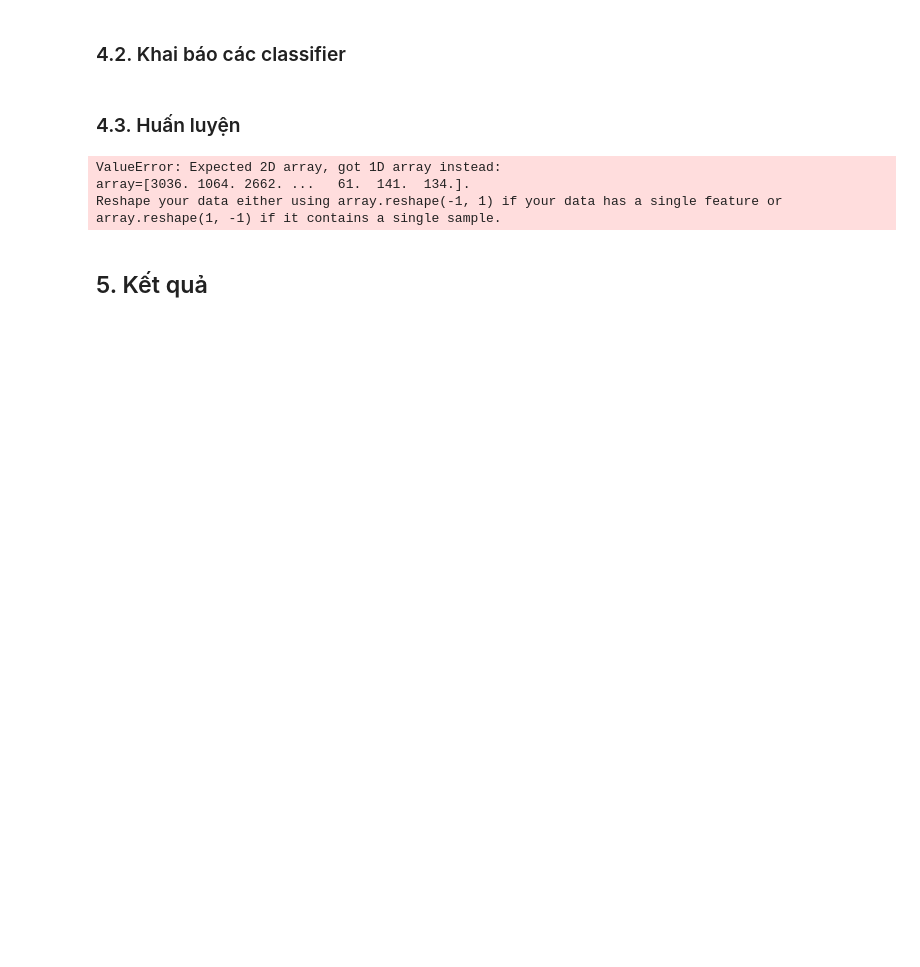
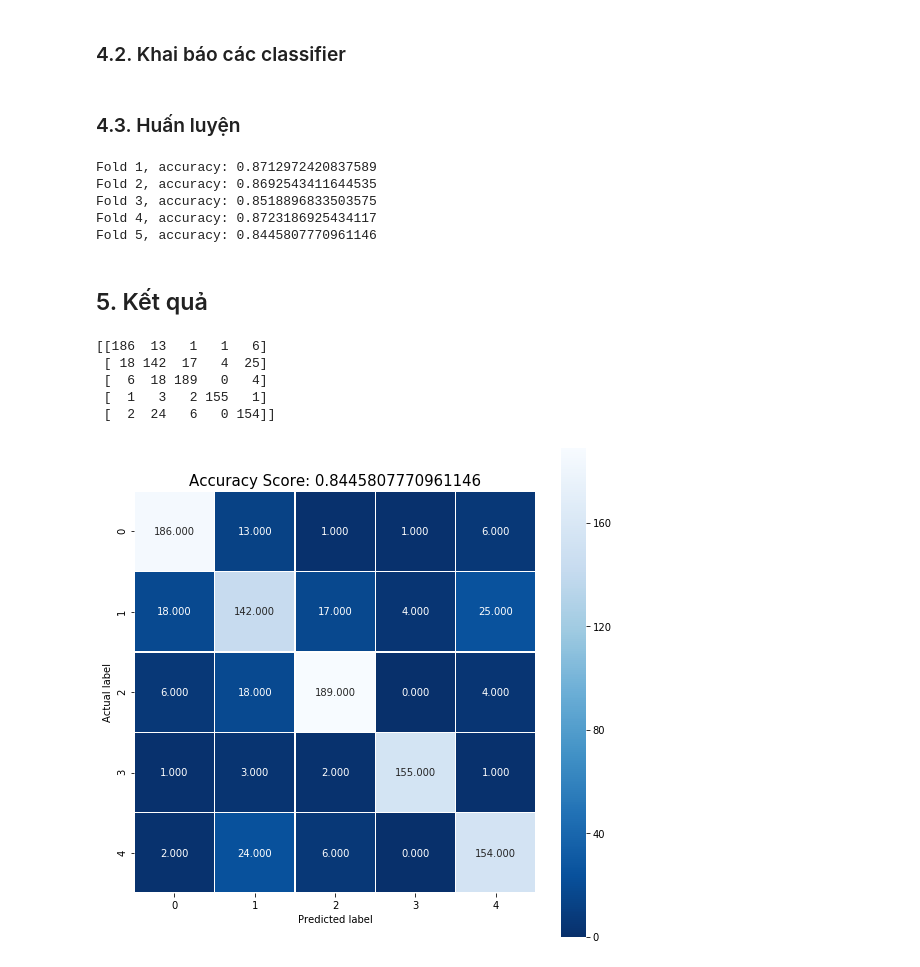
Before and after one commit to tuandoan998/DS_Final_Project, a Jupyter notebook: scripts/pipe_line.ipynb, the cells around one changed output. Drawn from its saved outputs; the diff is of its cells as text; code cells hidden in the pictures; blank space fills up the shorter version.

Commit message:
select tf-idf feature, full pipeline

```diff
--- a/scripts/pipe_line.ipynb
+++ b/scripts/pipe_line.ipynb
@@ -98,7 +143,7 @@ class RemoveIrrelevant(BaseEstimator, TransformerMixin):
         return self
 
     def transform(self, X_df, y=None):
-        transform_X_df = X_df.copy()
+        transform_X_df = X_df.copy(deep=True)
         transform_X_df['title'] = transform_X_df['title'].apply(lambda x: self.clean_str(x))
         transform_X_df['text'] = transform_X_df['text'].apply(lambda x: self.clean_str(x))
         return transform_X_df
@@ -132,14 +163,16 @@ class NumTextCharFeature(BaseEstimator, TransformerMixin):
         return self
 
     def transform(self, X_df, y=None):
-        return X_df['text'].apply(lambda x: len(x)).values
+        return np.array([X_df['text'].apply(lambda x: len(x)).values], \
+                        dtype=np.float).transpose()
 
 class NumTextTokenFeature(BaseEstimator, TransformerMixin):
     def fit(self, X_df, y=None):
         return self
 
     def transform(self, X_df, y=None):
-        return X_df['text'].apply(lambda x: len(x.split(' '))).values
+        return np.array([X_df['text'].apply(lambda x: len(x.split(' '))).values], \
+                        dtype=np.float).transpose()
 
 
 class NumTextExclamationMarkFeature(BaseEstimator, TransformerMixin):
@@ -147,21 +180,24 @@ class NumTextExclamationMarkFeature(BaseEstimator, TransformerMixin):
         return self
 
     def transform(self, X_df, y=None):
-        return X_df['text'].apply(lambda x: (x.count('!')+x.count('?'))).values
+        return np.array([X_df['text'].apply(lambda x: (x.count('!')+x.count('?'))).values], \
+                        dtype=np.float).transpose()
 
 class NumTextLowerCaseFeature(BaseEstimator, TransformerMixin):
     def fit(self, X_df, y=None):
         return self
 
     def transform(self, X_df, y=None):
-        return X_df['text'].str.count(r'[a-z]').values
+        return np.array([X_df['text'].str.count(r'[a-z]').values], \
+                        dtype=np.float).transpose()
 
 class NumTextUpperCaseFeature(BaseEstimator, TransformerMixin):
     def fit(self, X_df, y=None):
         return self
 
     def transform(self, X_df, y=None):
-        return X_df['text'].str.count(r'[A-Z]').values
+        return np.array([X_df['text'].str.count(r'[A-Z]').values], \
+                        dtype=np.float).transpose()
 # %%
 # TEST CELL
 pl = NumTextCharFeature()
@@ -237,27 +334,23 @@ model = linear_model.LogisticRegression(solver="lbfgs",multi_class="auto",max_it
 # %%
-k_fold = split_k_folds(k=5)
+k_fold = KFold(n_splits=5)
 scores = []
 
-for train_index, valid_index in k_fold.split(X_df):
+for i, (train_index, valid_index) in enumerate(k_fold.split(X_df)):
     X_train, X_valid = X_df.iloc[train_index], X_df.iloc[valid_index]
     y_train, y_valid = y_sr.iloc[train_index], y_sr.iloc[valid_index]
-#     print(X_train[:10])
-#     print('\n')
-#     print(y_train[:10])
 
-    full_pipeline = Pipeline(steps=[('preprocess_pipeline', preprocess_pipeline),
-                                    ('classifier', model)])
-
-    full_pipeline.fit_transform(X_train, y_train)
-    y_valid_predict = full_pipeline.predict(X_val)
+    full_pipeline.fit(X_train, y_train)
+    y_valid_predict = full_pipeline.predict(X_valid)
 
     score = metrics.accuracy_score(y_valid_predict, y_valid)
     scores.append(score)
-    print(score)
+    print('Fold {}, accuracy: {}'.format(i+1, score))
 # %% [output]
-ValueError: Expected 2D array, got 1D array instead:
-array=[3036. 1064. 2662. ...   61.  141.  134.].
-Reshape your data either using array.reshape(-1, 1) if your data has a single feature or array.reshape(1, -1) if it contains a single sample.
+Fold 1, accuracy: 0.8712972420837589
+Fold 2, accuracy: 0.8692543411644535
+Fold 3, accuracy: 0.8518896833503575
+Fold 4, accuracy: 0.8723186925434117
+Fold 5, accuracy: 0.8445807770961146
 # %% [markdown]
 ## 5. Kết quả
 # %%
@@ -294,0 +383,17 @@ plt.show()
+# %%
+cm = metrics.confusion_matrix(y_valid, y_valid_predict)
+print(cm)
+
+plt.figure(figsize=(9,9))
+sns.heatmap(cm, annot=True, fmt=".3f", linewidths=.5, square = True, cmap = 'Blues_r');
+plt.ylabel('Actual label')
+plt.xlabel('Predicted label')
+all_sample_title = 'Accuracy Score: {0}'.format(score)
+plt.title(all_sample_title, size = 15);
+# %% [output]
+[[186  13   1   1   6]
+ [ 18 142  17   4  25]
+ [  6  18 189   0   4]
+ [  1   3   2 155   1]
+ [  2  24   6   0 154]]
+[figure, added]
```
Also changed, not shown: parts of 28 cells of this notebook, 7 other files.
